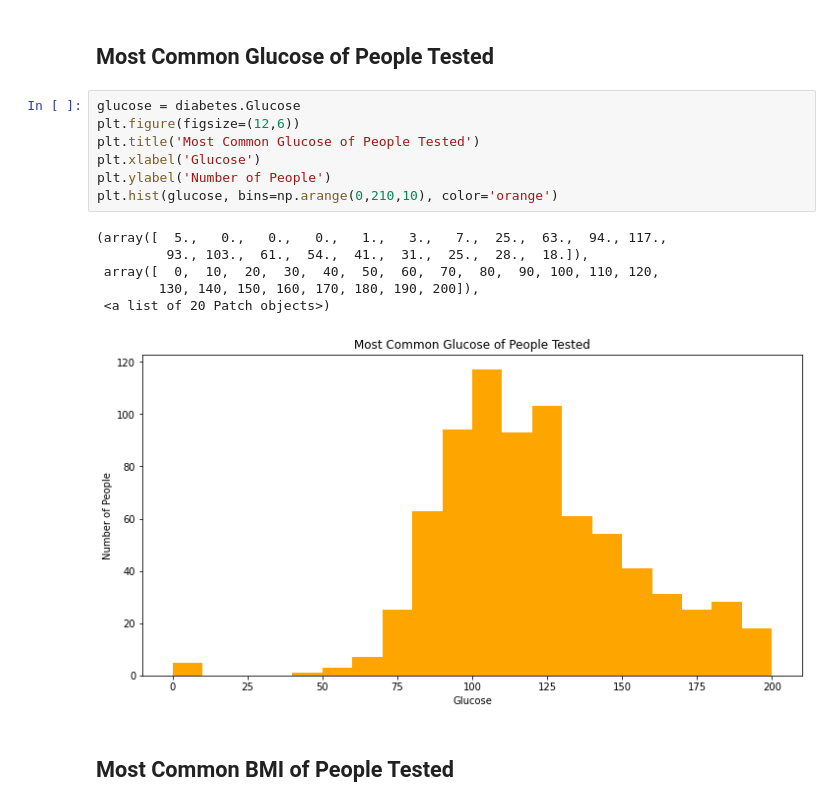
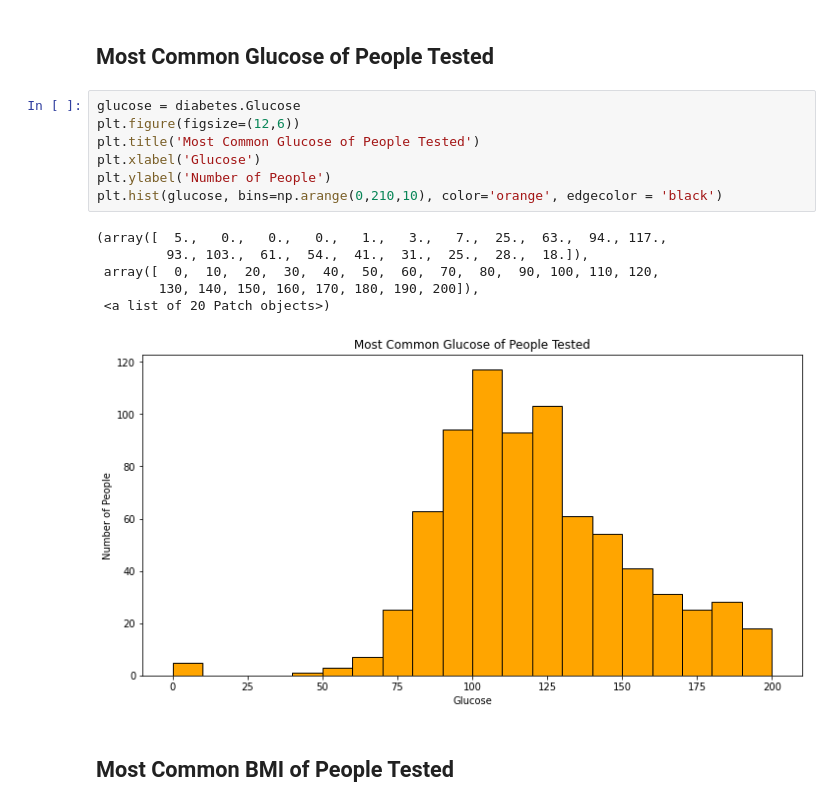
Before and after one commit to KSaxena01/DiabetesPrediction, a Jupyter notebook: diabetesPrediction.ipynb, the cells around one changed output. Saved outputs shown, nothing was run; the diff lists cells and outputs as text.

```diff
--- a/diabetesPrediction.ipynb
+++ b/diabetesPrediction.ipynb
@@ -69,17 +97,17 @@ plt.hist(bp, bins=np.arange(10,150,10), color='green')
 # %%
 glucose = diabetes.Glucose
 plt.figure(figsize=(12,6))
 plt.title('Most Common Glucose of People Tested')
 plt.xlabel('Glucose')
 plt.ylabel('Number of People')
-plt.hist(glucose, bins=np.arange(0,210,10), color='orange')
+plt.hist(glucose, bins=np.arange(0,210,10), color='orange', edgecolor = 'black')
 # %% [output]
 (array([  5.,   0.,   0.,   0.,   1.,   3.,   7.,  25.,  63.,  94., 117.,
          93., 103.,  61.,  54.,  41.,  31.,  25.,  28.,  18.]),
  array([  0,  10,  20,  30,  40,  50,  60,  70,  80,  90, 100, 110, 120,
         130, 140, 150, 160, 170, 180, 190, 200]),
  <a list of 20 Patch objects>)
-[figure, old version]
+[figure, new version]
 # %% [markdown]
 ## Most Common BMI of People Tested
 # %%
```
Also changed, not shown: parts of 56 cells of this notebook.
